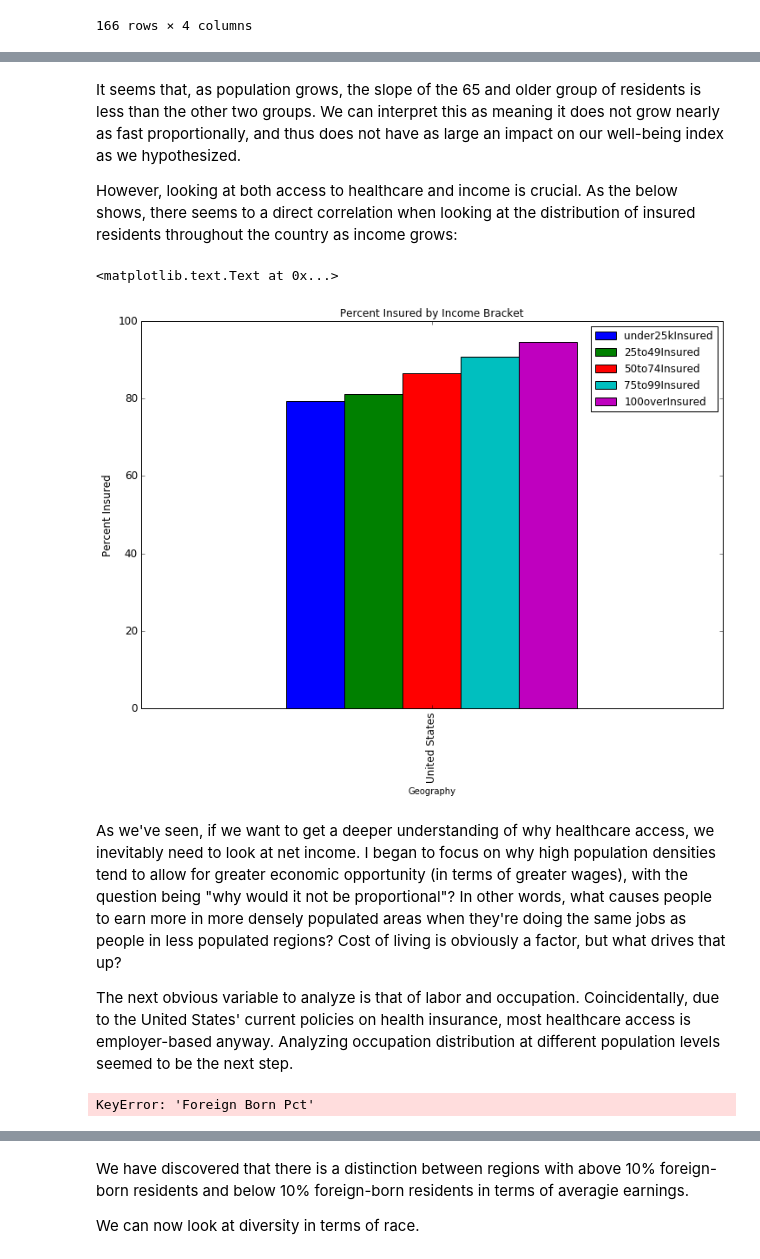
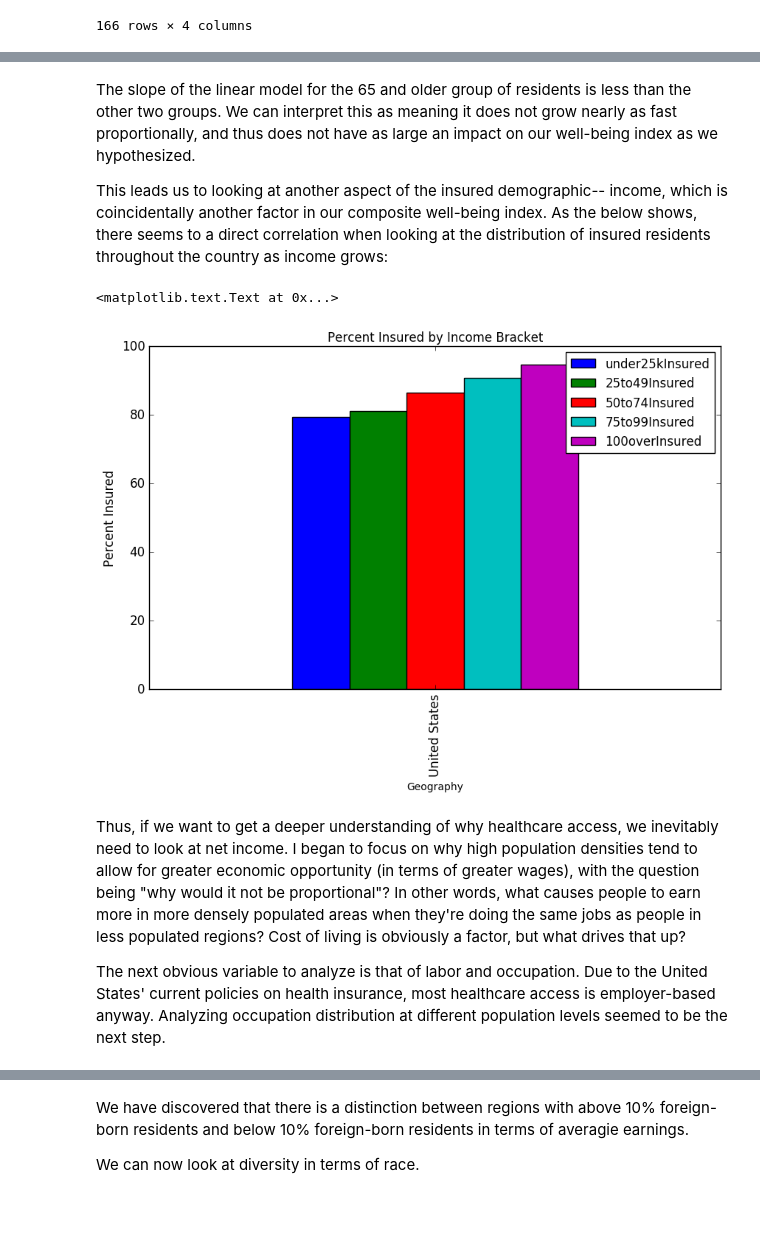
Before and after one commit to jacobjzhang/applied-stats-midterm, a Jupyter notebook: final-project.ipynb, the cells around one changed output, grey strips where cells are left out. Cells and saved outputs as stored; diff of their text form; code cells hidden in the pictures; blank space fills up the shorter version.

```diff
--- a/final-project.ipynb
+++ b/final-project.ipynb
@@ -130,29 +125,24 @@ under18pop , Slope:  0.233095989395 , Intercept:  4827.60409385
 # %% [markdown]
-It seems that, as population grows, the slope of the 65 and older group of residents is less than the other two groups. We can interpret this as meaning it does not grow nearly as fast proportionally, and thus does not have as large an impact on our well-being index as we hypothesized.
+The slope of the linear model for the 65 and older group of residents is less than the other two groups. We can interpret this as meaning it does not grow nearly as fast proportionally, and thus does not have as large an impact on our well-being index as we hypothesized.
 
-However, looking at both access to healthcare and income is crucial. As the below shows, there seems to a direct correlation when looking at the distribution of insured residents throughout the country as income grows:
+This leads us to looking at another aspect of the insured demographic-- income, which is coincidentally another factor in our composite well-being index. As the below shows, there seems to a direct correlation when looking at the distribution of insured residents throughout the country as income grows:
 # %%
 us_insurance = pandas.read_csv('datasets/us_insurance.csv', sep=',', encoding='latin-1', skiprows=1, engine='python', index_col='Geography')
 us_insurance.rename(columns={
         'Percent Insured; Estimate; HOUSEHOLD INCOME (IN 2015 INFLATION-ADJUSTED DOLLARS) - Total household population - Under $25,000':'under25kInsured',
         'Percent Insured; Estimate; HOUSEHOLD INCOME (IN 2015 INFLATION-ADJUSTED DOLLARS) - Total household population - $25,000 to $49,999':'25to49Insured',
         'Percent Insured; Estimate; HOUSEHOLD INCOME (IN 2015 INFLATION-ADJUSTED DOLLARS) - Total household population - $50,000 to $74,999':'50to74Insured',
         'Percent Insured; Estimate; HOUSEHOLD INCOME (IN 2015 INFLATION-ADJUSTED DOLLARS) - Total household population - $75,000 to $99,999':'75to99Insured',
         'Percent Insured; Estimate; HOUSEHOLD INCOME (IN 2015 INFLATION-ADJUSTED DOLLARS) - Total household population - $100,000 and over':'100overInsured'
     }, inplace=True)
 us_insurance_income = us_insurance[['under25kInsured', '25to49Insured', '50to74Insured', '75to99Insured', '100overInsured']]
-ax = us_insurance_income.plot(kind='bar', title ="Percent Insured by Income Bracket", figsize=(12, 8), legend=True, fontsize=12)
+ax = us_insurance_income.plot(kind='bar', title ="Percent Insured by Income Bracket", figsize=(10, 6), legend=True, fontsize=12)
 ax.set_ylabel("Percent Insured", fontsize=12)
 # %% [output]
 <matplotlib.text.Text at 0x...>
-[figure, old version]
+[figure, new version]
 # %% [markdown]
-As we've seen, if we want to get a deeper understanding of why healthcare access, we inevitably need to look at net income. I began to focus on why high population densities tend to allow for greater economic opportunity (in terms of greater wages), with the question being "why would it not be proportional"? In other words, what causes people to earn more in more densely populated areas when they're doing the same jobs as people in less populated regions? Cost of living is obviously a factor, but what drives that up?
+Thus, if we want to get a deeper understanding of why healthcare access, we inevitably need to look at net income. I began to focus on why high population densities tend to allow for greater economic opportunity (in terms of greater wages), with the question being "why would it not be proportional"? In other words, what causes people to earn more in more densely populated areas when they're doing the same jobs as people in less populated regions? Cost of living is obviously a factor, but what drives that up?
 
-The next obvious variable to analyze is that of labor and occupation. Coincidentally, due to the United States' current policies on health insurance, most healthcare access is employer-based anyway. Analyzing occupation distribution at different population levels seemed to be the next step.
+The next obvious variable to analyze is that of labor and occupation. Due to the United States' current policies on health insurance, most healthcare access is employer-based anyway. Analyzing occupation distribution at different population levels seemed to be the next step.
-# %%
-demographics = pandas.read_csv('datasets/demographic_info.csv', sep=',', encoding='latin-1', skiprows=1, engine='python', index_col='Geography')
-demographics['Foreign Born Pct'].quantile([.25, .5, .75])
-# %% [output]
-KeyError: 'Foreign Born Pct'
 # %%
```
Also changed, not shown: parts of 22 cells of this notebook.
